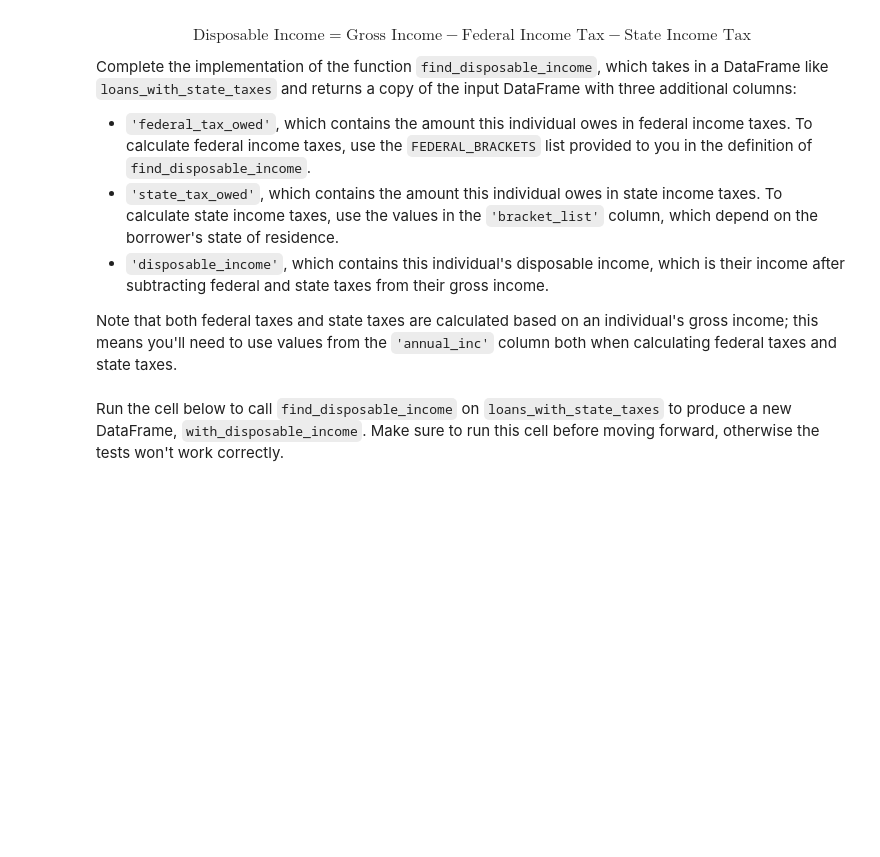
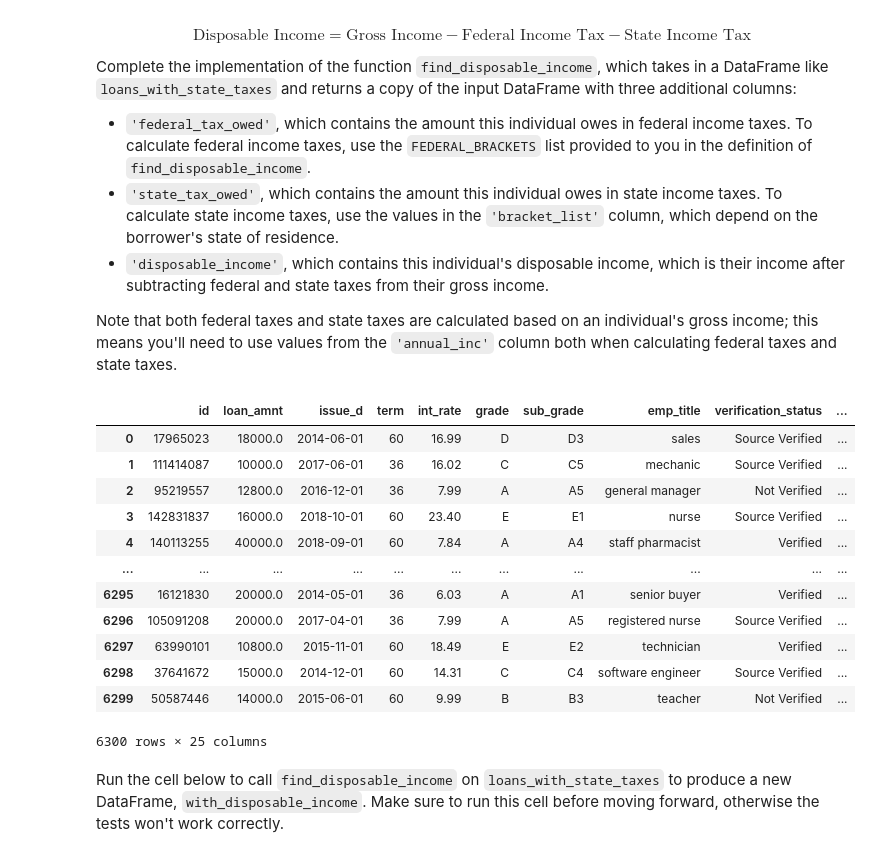
Before and after one commit to khloe-wongg/dsc80-2026-fa, a Jupyter notebook: projects/proj02/project.ipynb, the cells around one changed output. Drawn from its saved outputs; the diff is of its cells as text; code cells hidden in the pictures; blank space fills up the shorter version.

````diff
--- a/projects/proj02/project.ipynb
+++ b/projects/proj02/project.ipynb
@@ -701,3 +674,12 @@ Example behavior is given below.
 ```
 
 **Make sure to test your function with brackets other than the one above, and verify that it works correctly by replicating the calculations by hand!**
+# %%
+def tax_owed(income, brackets):
+    tax_total = 0
+    i = 0
+    while i + 1 < len(brackets) and income > brackets[i+1][1]:
+        tax_total += (brackets[i+1][1] - brackets[i][1]) * brackets[i][0]
+        i += 1
+    tax_total += (income - brackets[i][1]) * brackets[i][0]
+    return tax_total
@@ -868,6 +921,23 @@ Complete the implementation of the function `combine_loans_and_state_taxes`. It
 - The name of the column containing states is `'State'` (which is not what it currently is in `loans`), with state names formatted as two-letter abbreviations (e.g. `'CA'`).
 
 On the surface, this may seem straightforward: just call `state_brackets` on `state_taxes` and merge the resulting DataFrame with `loans`. But it's not that easy – the names of states are formatted differently in both `loans` (which uses two-letter abbreviations) and `state_taxes` (which uses non-standard shortened names). To help, we've provided you with a JSON file, `data/state_mapping.json`, that we load in as a dictionary at the top of `combine_loans_and_state_taxes`. Take a peek at `data/state_mapping.json` in your text editor to see how it's structured!
+# %%
+def state_brackets(state_taxes):
+    pairs = list(zip(state_taxes['Rate'].tolist(), state_taxes['Lower Limit'].tolist()))
+    return (state_taxes.assign(bracket_list=pairs).groupby('State')[['bracket_list']].agg(list))
+# %%
+def combine_loans_and_state_taxes(loans, state_taxes):
+    # Start by loading in the JSON file.
+    # state_mapping is a dictionary; use it!
+    import json
+    state_mapping_path = Path('data') / 'state_mapping.json'
+    with open(state_mapping_path, 'r') as f:
+        state_mapping = json.load(f)
+    # Now it's your turn:
+    brackets = state_brackets(state_taxes)
+    brackets.index = brackets.index.map(state_mapping)
+    brackets.index.name = "State"
+    return (loans.rename(columns = {'addr_state': 'State'}).merge(brackets, left_on='State', right_index = True, how='left'))
 # %% [markdown]
 Run the cell below to call `combine_loans_and_state_taxes` on `loans` and `state_taxes` to produce a new DataFrame, `loans_with_state_taxes`. Make sure to run this cell before moving forward, otherwise the tests won't work correctly.
 # %%
@@ -897,6 +976,37 @@ Complete the implementation of the function `find_disposable_income`, which take
 - `'disposable_income'`, which contains this individual's disposable income, which is their income after subtracting federal and state taxes from their gross income.
 
 Note that both federal taxes and state taxes are calculated based on an individual's gross income; this means you'll need to use values from the `'annual_inc'` column both when calculating federal taxes and state taxes.
+# %%
+def find_disposable_income(loans_with_state_taxes):
+    df = loans_with_state_taxes.copy()
+    FEDERAL_BRACKETS = [
+     (0.1, 0),
+     (0.12, 11000),
+     (0.22, 44725),
+     (0.24, 95375),
+     (0.32, 182100),
+     (0.35, 231251),
+     (0.37, 578125)
+    ]
+    return df.assign(federal_tax_owed = lambda d: d['annual_inc'].apply(lambda inc: tax_owed(inc, FEDERAL_BRACKETS)),
+                     state_tax_owed = lambda d: d.apply(lambda row: tax_owed(row['annual_inc'], row['bracket_list']), axis = 1)).assign(
+                     disposable_income = lambda d: d['annual_inc'] - d['federal_tax_owed'] - d['state_tax_owed'])
+# %%
+find_disposable_income(loans_with_state_taxes)
+# %% [output]
+|  | id | loan_amnt | issue_d | term | int_rate | grade | sub_grade | emp_title | verification_status | ... |
+| 0 | 17965023 | 18000.0 | 2014-06-01 | 60 | 16.99 | D | D3 | sales | Source Verified | ... |
+| 1 | 111414087 | 10000.0 | 2017-06-01 | 36 | 16.02 | C | C5 | mechanic | Source Verified | ... |
+| 2 | 95219557 | 12800.0 | 2016-12-01 | 36 | 7.99 | A | A5 | general manager | Not Verified | ... |
+| 3 | 142831837 | 16000.0 | 2018-10-01 | 60 | 23.40 | E | E1 | nurse | Source Verified | ... |
+| 4 | 140113255 | 40000.0 | 2018-09-01 | 60 | 7.84 | A | A4 | staff pharmacist | Verified | ... |
+| ... | ... | ... | ... | ... | ... | ... | ... | ... | ... | ... |
+| 6295 | 16121830 | 20000.0 | 2014-05-01 | 36 | 6.03 | A | A1 | senior buyer | Verified | ... |
+| 6296 | 105091208 | 20000.0 | 2017-04-01 | 36 | 7.99 | A | A5 | registered nurse | Source Verified | ... |
+| 6297 | 63990101 | 10800.0 | 2015-11-01 | 60 | 18.49 | E | E2 | technician | Verified | ... |
+| 6298 | 37641672 | 15000.0 | 2014-12-01 | 60 | 14.31 | C | C4 | software engineer | Source Verified | ... |
+| 6299 | 50587446 | 14000.0 | 2015-06-01 | 60 | 9.99 | B | B3 | teacher | Not Verified | ... |
+6300 rows × 25 columns
 # %% [markdown]
 Run the cell below to call `find_disposable_income` on `loans_with_state_taxes` to produce a new DataFrame, `with_disposable_income`. Make sure to run this cell before moving forward, otherwise the tests won't work correctly.
 # %%
````
Also changed, not shown: parts of 24 cells of this notebook, 2 other files.
